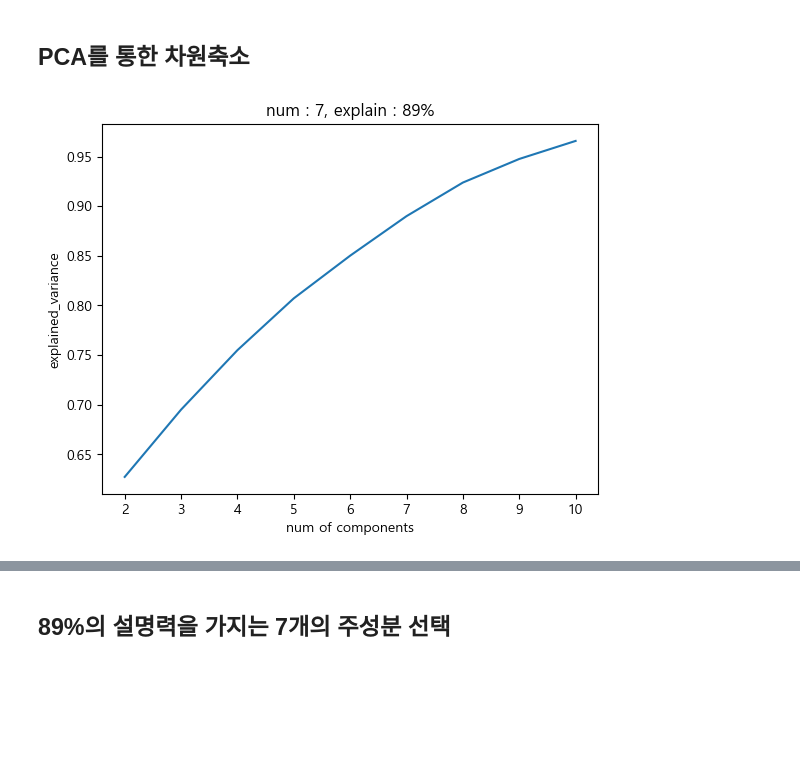
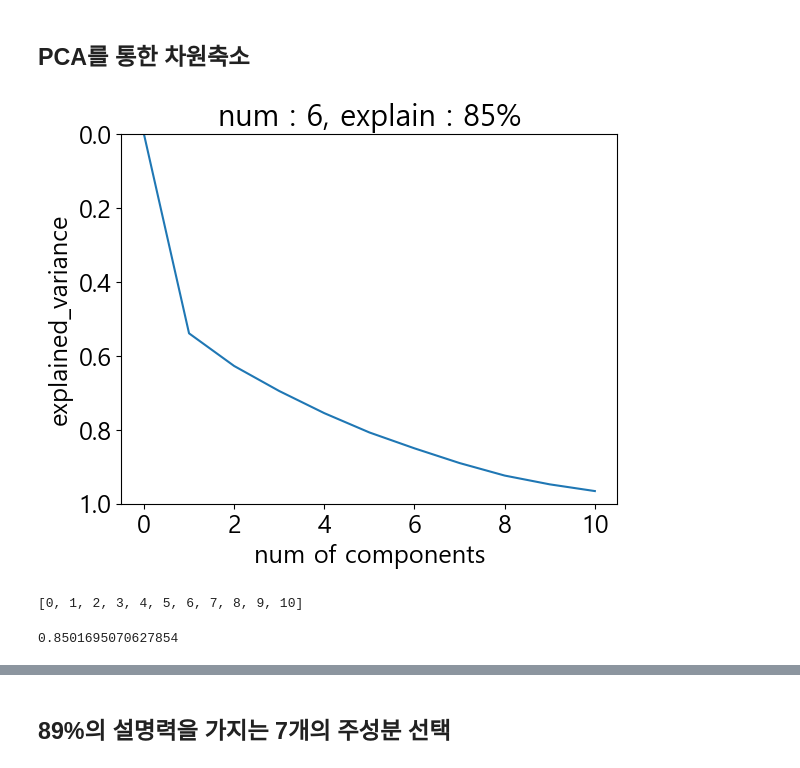
Before and after one commit to Team-HandL/SAC, a Jupyter notebook: 02_ML_Modeling.ipynb, the cells around one changed output, grey strips where cells are left out. Drawn from its saved outputs; the diff is of its cells as text; code cells hidden in the pictures; blank space fills up the shorter version.

```diff
--- a/02_ML_Modeling.ipynb
+++ b/02_ML_Modeling.ipynb
@@ -229,23 +268,39 @@ plt.show()
 # %%
 from sklearn.decomposition import PCA
 
 scaler = StandardScaler()
 scaled_data = scaler.fit_transform(df)
 
 k_list = []
 variance_ex = []
-for k in range(2, 11):
+for k in range(0, 11):
 
-    pca = PCA(n_components = k)
-    pca.fit_transform(scaled_data)
+    if k == 0:
+        k_list.append(k)
+        variance_ex.append(0)
 
-    k_list.append(k)
-    variance_ex.append(sum(pca.explained_variance_ratio_))
+    else:
+        pca = PCA(n_components = k)
+        pca.fit_transform(scaled_data)
+
+        k_list.append(k)
+        variance_ex.append(sum(pca.explained_variance_ratio_))
 
 sns.lineplot(x = k_list, y = variance_ex)
 plt.xlabel('num of components')
 plt.ylabel('explained_variance')
-plt.title('num : 7, explain : 89%')
+plt.ylim((1, 0))
+plt.title('num : 6, explain : 85%')
 plt.show()
 # %% [output]
-[figure, old version]
+[figure, new version]
+# %%
+k_list
+# %% [output]
+[0, 1, 2, 3, 4, 5, 6, 7, 8, 9, 10]
+# %%
+pca = PCA(n_components = 6)
+pca.fit_transform(scaled_data)
+sum(pca.explained_variance_ratio_)
+# %% [output]
+0.8501695070627854
```
Also changed, not shown: parts of 12 cells of this notebook, 3 other files.
